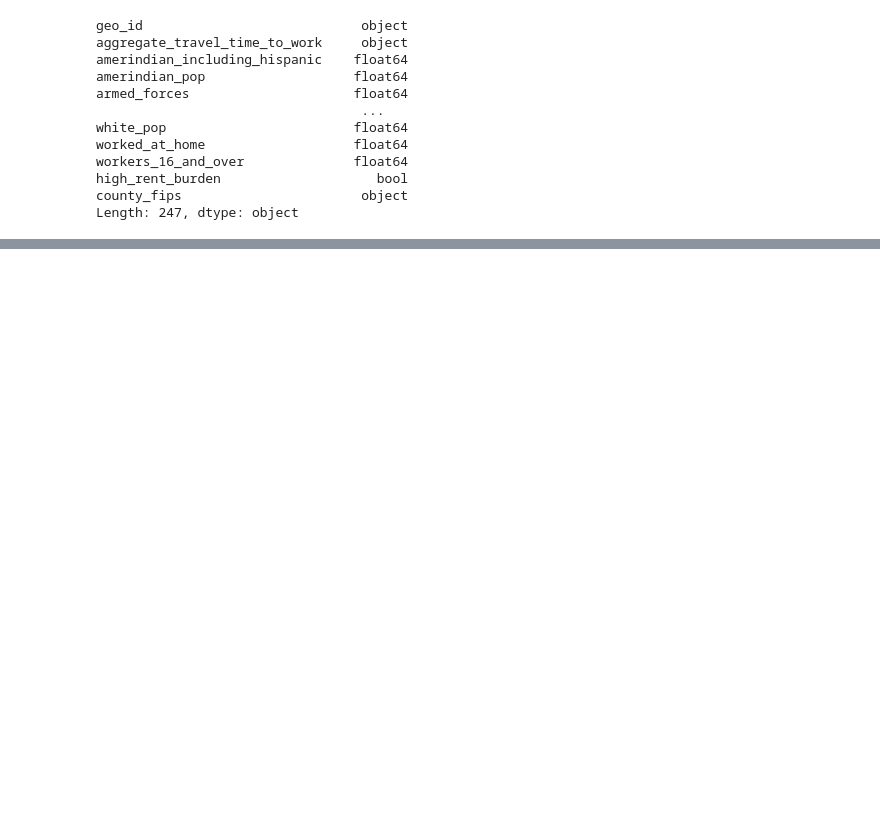
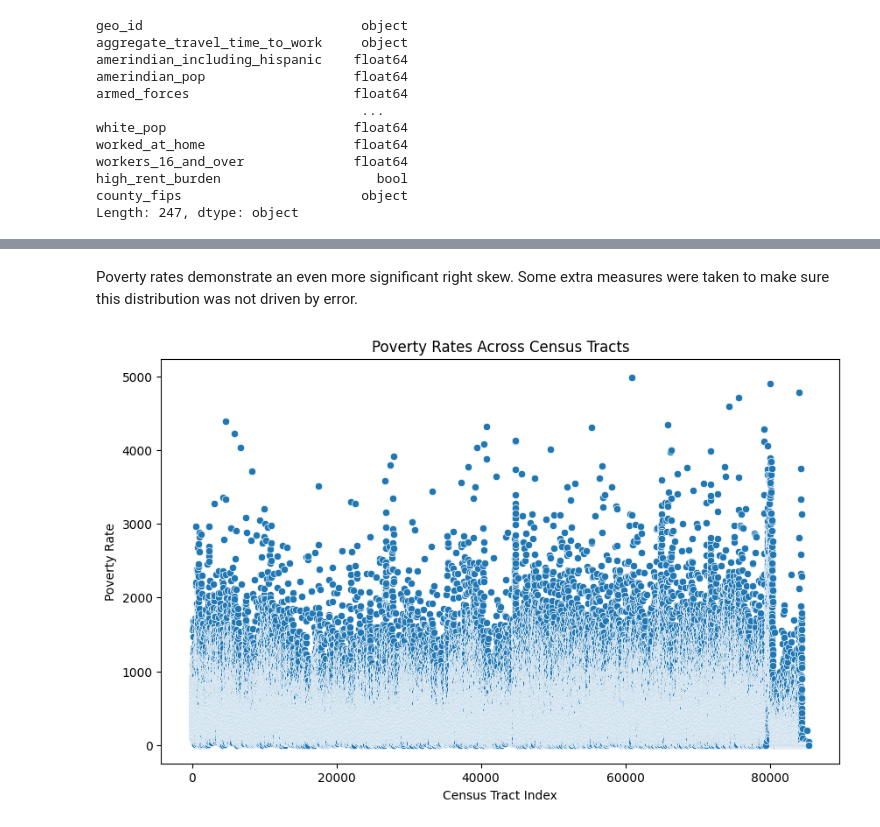
Before and after one commit to KamronAggorURI/Machine-Learning-Final, a Jupyter notebook: notebooks/DP03_EDA.ipynb, the cells around one changed output, grey strips where cells are left out. Cells and saved outputs as stored; diff of their text form; code cells hidden in the pictures; blank space fills up the shorter version.

```diff
--- a/notebooks/DP03_EDA.ipynb
+++ b/notebooks/DP03_EDA.ipynb
@@ -154,0 +251,12 @@ acs_df.replace([np.inf, -np.inf], np.nan, inplace=True)
+# %% [markdown]
+Poverty rates demonstrate an even more significant right skew. Some extra measures were taken to make sure this distribution was not driven by error.
+# %%
+# tracking poverty outliers
+plt.figure(figsize=(10, 6))
+sns.scatterplot(x=acs_df.index, y=acs_df['poverty'])
+plt.title('Poverty Rates Across Census Tracts')
+plt.xlabel('Census Tract Index')
+plt.ylabel('Poverty Rate')
+plt.show()
+# %% [output]
+[figure, added]
```
Also changed, not shown: parts of 29 cells of this notebook.
